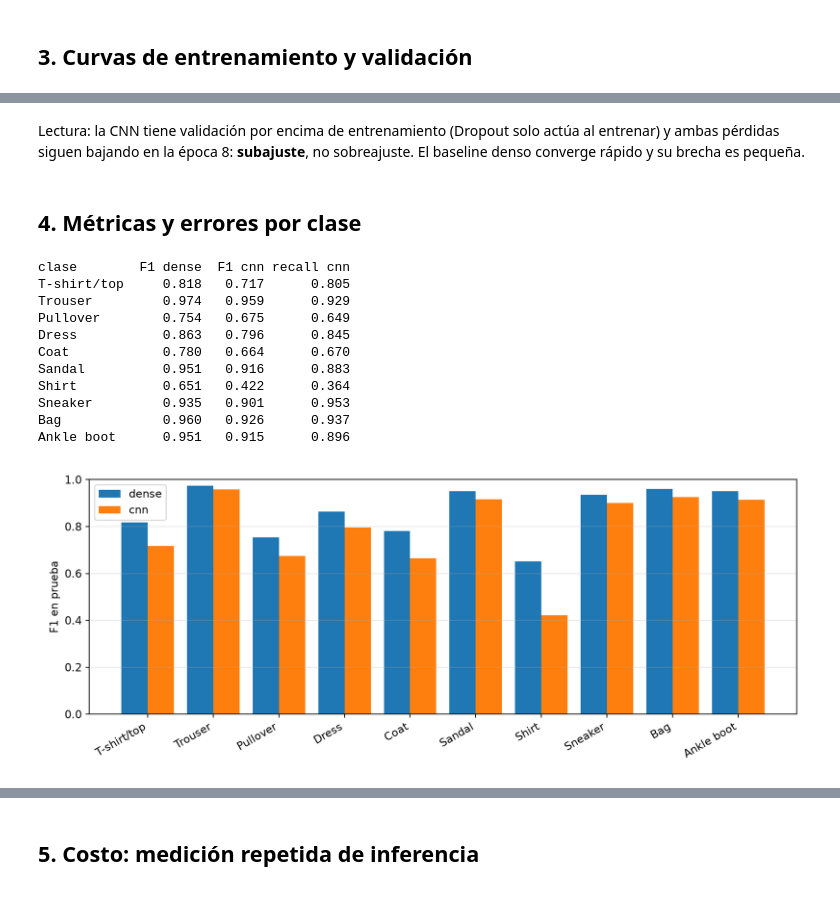
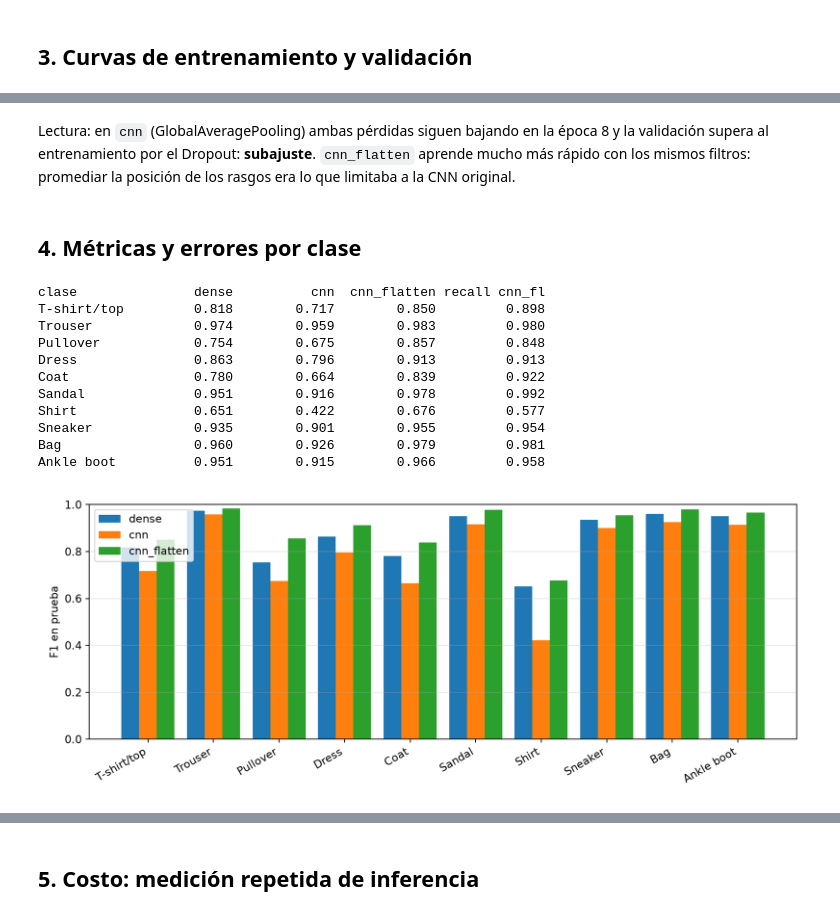
Before and after one commit to RoqueVentura/UASD-Maestria-Ciencia-De-Datos, a Jupyter notebook: notebooks/01_fashion_mnist_cnn.ipynb, the cells around one changed output, grey strips where cells are left out. Drawn from its saved outputs; the diff is of its cells as text; code cells hidden in the pictures.

```diff
--- a/notebooks/01_fashion_mnist_cnn.ipynb
+++ b/notebooks/01_fashion_mnist_cnn.ipynb
@@ -14,10 +19,12 @@ from IPython.display import Image, display
 from sklearn.metrics import f1_score
 
 from inf8239_u02_cv.data import CLASS_NAMES, audit_splits, load_splits
-from inf8239_u02_cv.evaluation import measure_inference, top_confusions
+from inf8239_u02_cv.evaluation import measure_inference
 
 ROOT = Path.cwd().parent if Path.cwd().name == 'notebooks' else Path.cwd()
 REPORTS, MODELS = ROOT / 'reports', ROOT / 'models'
+NAMES = ('dense', 'cnn', 'cnn_flatten')
+FILES = {'dense': 'dense_baseline.keras', 'cnn': 'best_cnn.keras', 'cnn_flatten': 'cnn_flatten.keras'}
 print('TensorFlow', tf.__version__, '| GPU:', tf.config.list_physical_devices('GPU'))
 # %% [output]
 WARNING:tensorflow:TensorFlow GPU support is not available on native Windows for TensorFlow >= 2.11. Even if CUDA/cuDNN are installed, GPU will not be used. Please use WSL2 or the TensorFlow-DirectML  ...
@@ -45,10 +52,10 @@ Imágenes compartidas entre particiones: {'train-valid': 0, 'train-test': 0, 'va
 # %%
 metrics = json.loads((REPORTS / 'cv_metrics.json').read_text())
 long_run = json.loads((REPORTS / 'epochs30' / 'cv_metrics.json').read_text())
-print(f"{'modelo':16s}{'F1-macro':>9s}{'acc':>7s}{'params':>8s}{'KB':>7s}{'train s':>9s}{'ms/img':>8s}")
+print(f"{'modelo':20s}{'F1-macro':>9s}{'acc':>7s}{'params':>8s}{'KB':>6s}{'train s':>9s}{'ms/img':>8s}")
 for label, source in (('8 ép.', metrics), ('30 ép.', long_run)):
-    for name in ('dense', 'cnn'):
+    for name in NAMES:
         m = source[name]
-        print(f"{name + ' ' + label:16s}{m['f1_macro']:9.3f}{m['accuracy']:7.3f}{m['parameters']:8d}{m['model_file_kb']:7.0f}"
+        print(f"{name + ' ' + label:20s}{m['f1_macro']:9.3f}{m['accuracy']:7.3f}{m['parameters']:8d}{m['model_file_kb']:6.0f}"
               f"{m['train_seconds']:9.1f}{m['inference_repeated']['median_ms_per_image']:8.3f}")
 # %% [output]
@@ -79,24 +88,25 @@ display(Image(REPORTS / 'training_curves.png', width=900))
-# %% [markdown]
-Lectura: la CNN tiene validación por encima de entrenamiento (Dropout solo actúa al entrenar) y ambas pérdidas siguen bajando en la época 8: **subajuste**, no sobreajuste. El baseline denso converge rápido y su brecha es pequeña.
+# %% [markdown]
+Lectura: en `cnn` (GlobalAveragePooling) ambas pérdidas siguen bajando en la época 8 y la validación supera al entrenamiento por el Dropout: **subajuste**. `cnn_flatten` aprende mucho más rápido con los mismos filtros: promediar la posición de los rasgos era lo que limitaba a la CNN original.
 # %% [markdown]
 ## 4. Métricas y errores por clase
 # %%
 reports = json.loads((REPORTS / 'classification_reports.json').read_text())
-print(f"{'clase':12s}{'F1 dense':>9s}{'F1 cnn':>8s}{'recall cnn':>11s}")
+print(f"{'clase':12s}" + ''.join(f'{n:>13s}' for n in NAMES) + f"{'recall cnn_fl':>14s}")
 for label in CLASS_NAMES:
-    print(f"{label:12s}{reports['dense'][label]['f1-score']:9.3f}{reports['cnn'][label]['f1-score']:8.3f}{reports['cnn'][label]['recall']:11.3f}")
+    print(f'{label:12s}' + ''.join(f"{reports[n][label]['f1-score']:13.3f}" for n in NAMES)
+          + f"{reports['cnn_flatten'][label]['recall']:14.3f}")
 display(Image(REPORTS / 'per_class_f1.png', width=850))
 # %% [output]
-clase        F1 dense  F1 cnn recall cnn
-T-shirt/top     0.818   0.717      0.805
-Trouser         0.974   0.959      0.929
-Pullover        0.754   0.675      0.649
-Dress           0.863   0.796      0.845
-Coat            0.780   0.664      0.670
-Sandal          0.951   0.916      0.883
-Shirt           0.651   0.422      0.364
-Sneaker         0.935   0.901      0.953
-Bag             0.960   0.926      0.937
-Ankle boot      0.951   0.915      0.896
+clase               dense          cnn  cnn_flatten recall cnn_fl
+T-shirt/top         0.818        0.717        0.850         0.898
+Trouser             0.974        0.959        0.983         0.980
+Pullover            0.754        0.675        0.857         0.848
+Dress               0.863        0.796        0.913         0.913
+Coat                0.780        0.664        0.839         0.922
+Sandal              0.951        0.916        0.978         0.992
+Shirt               0.651        0.422        0.676         0.577
+Sneaker             0.935        0.901        0.955         0.954
+Bag                 0.960        0.926        0.979         0.981
+Ankle boot          0.951        0.915        0.966         0.958
-[figure, old version]
+[figure, new version]
 # %%
```
Also changed, not shown: parts of 13 cells of this notebook, 30 other files.
